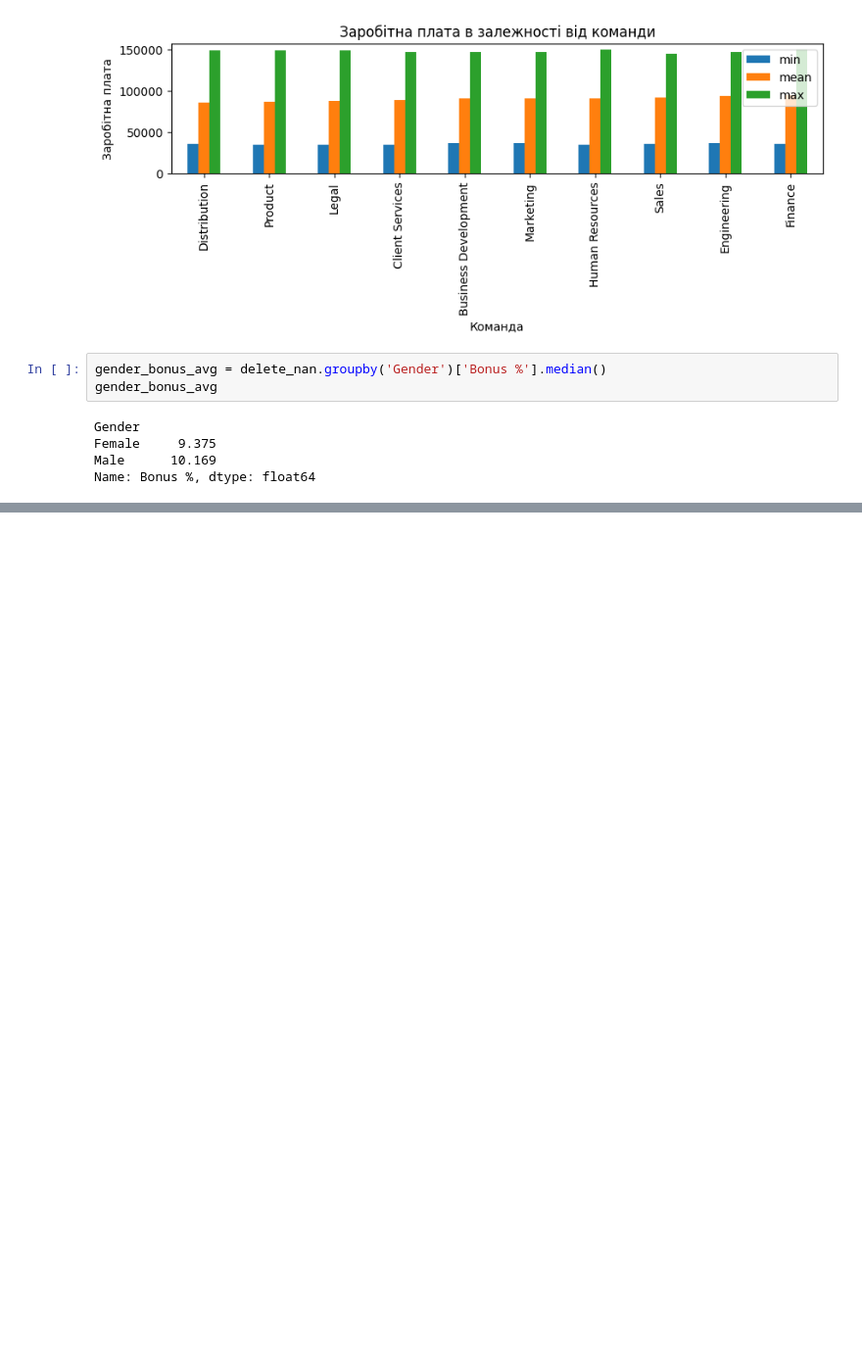
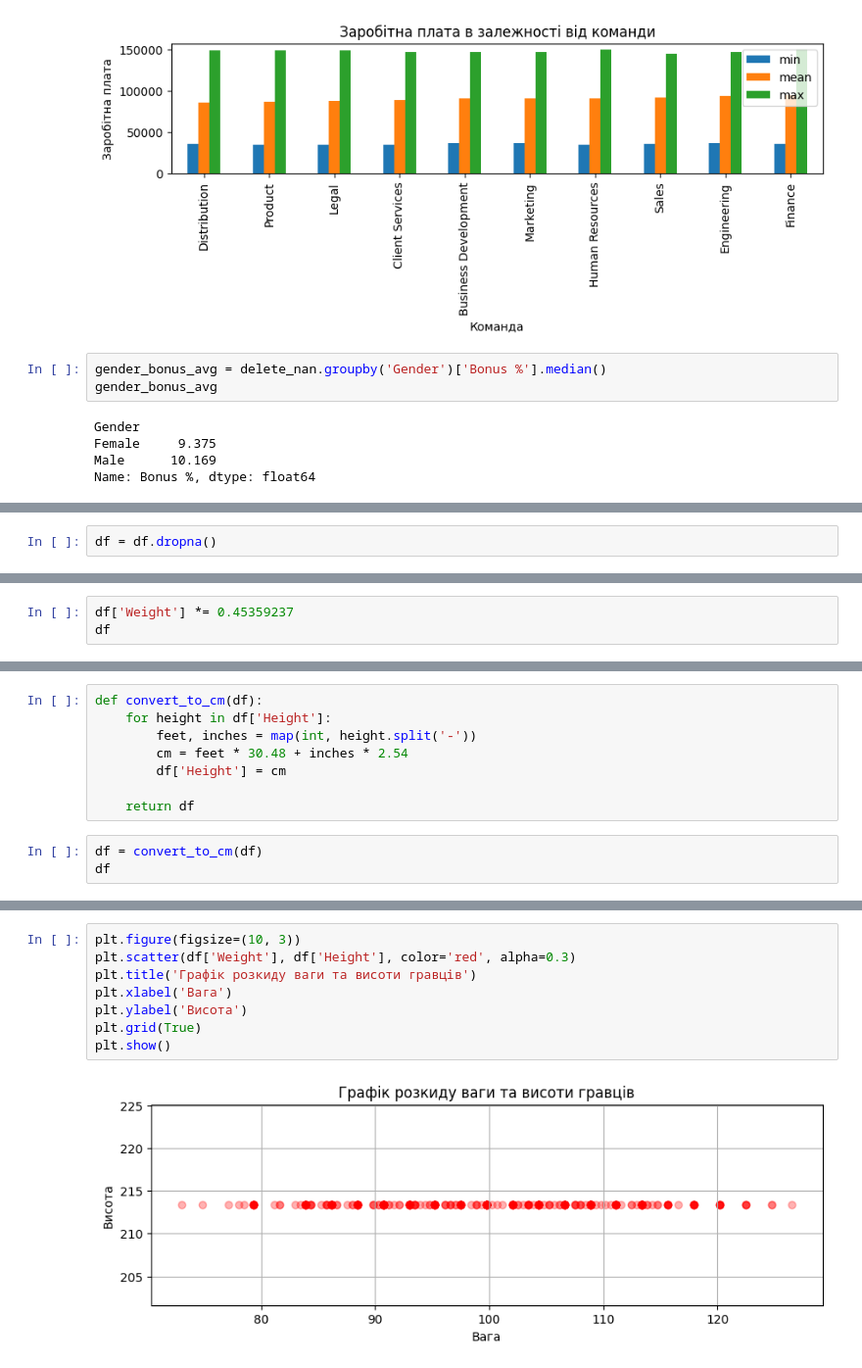
Before and after one commit to olesuv/homeworks-labs, a Jupyter notebook: machine-learning-tools/lab-2.ipynb, the cells around one changed output, grey strips where cells are left out. Shown at 98% size. Drawn from its saved outputs; the diff is of its cells as text; blank space fills up the shorter version.

```diff
--- a/machine-learning-tools/lab-2.ipynb
+++ b/machine-learning-tools/lab-2.ipynb
@@ -120,0 +151,2 @@ plt.show()
+# %%
+df = df.dropna()
@@ -120,0 +166,3 @@ plt.show()
+# %%
+df['Weight'] *= 0.45359237
+df
@@ -120,0 +188,11 @@ plt.show()
+# %%
+def convert_to_cm(df):
+    for height in df['Height']:
+        feet, inches = map(int, height.split('-'))
+        cm = feet * 30.48 + inches * 2.54
+        df['Height'] = cm
+
+    return df
+# %%
+df = convert_to_cm(df)
+df
@@ -120,0 +270,10 @@ plt.show()
+# %%
+plt.figure(figsize=(10, 3))
+plt.scatter(df['Weight'], df['Height'], color='red', alpha=0.3)
+plt.title('Графік розкиду ваги та висоти гравців')
+plt.xlabel('Вага')
+plt.ylabel('Висота')
+plt.grid(True)
+plt.show()
+# %% [output]
+[figure, added]
```
Also changed, not shown: parts of 11 cells of this notebook, 1 other file.
